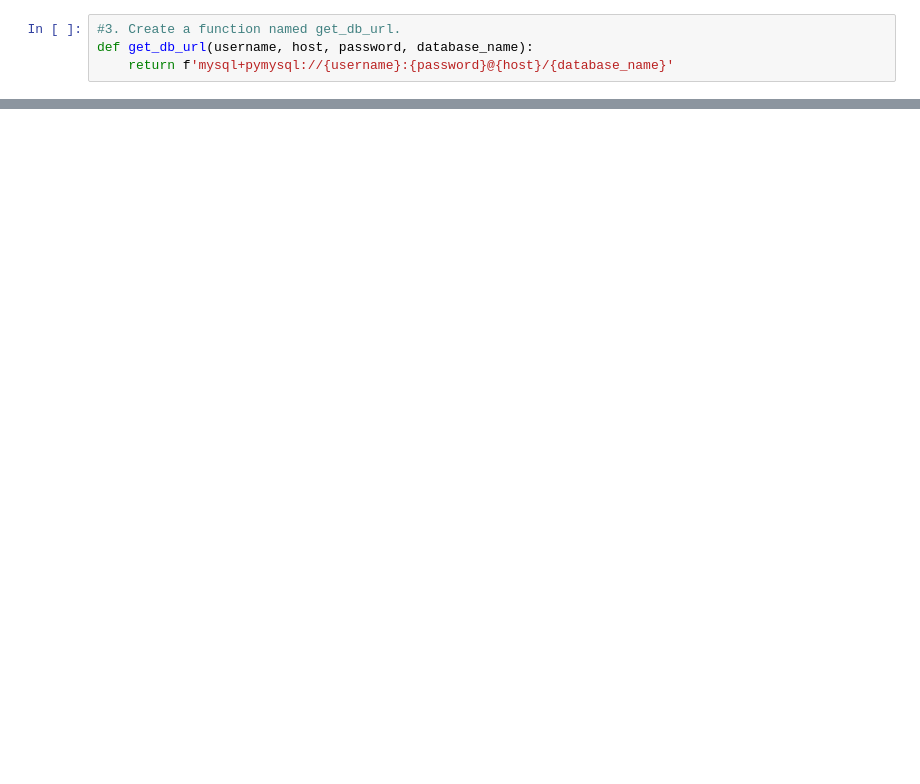
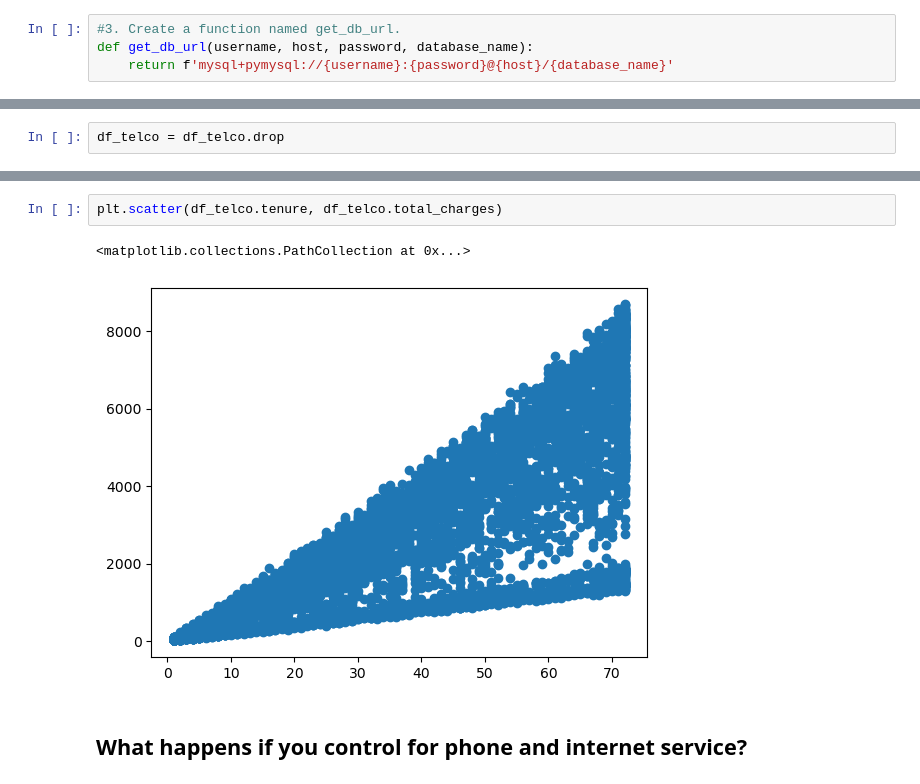
Before and after one commit to angel-quintana/statistics-exercises, a Jupyter notebook: hypothesis_testing.ipynb, the cells around one changed output, grey strips where cells are left out. Cells and saved outputs as stored; diff of their text form; blank space fills up the shorter version.

```diff
--- a/hypothesis_testing.ipynb
+++ b/hypothesis_testing.ipynb
@@ -156,0 +347,2 @@ ModuleNotFoundError: No module named 'env'
+# %%
+df_telco = df_telco.drop
@@ -156,0 +361,7 @@ ModuleNotFoundError: No module named 'env'
+# %%
+plt.scatter(df_telco.tenure, df_telco.total_charges)
+# %% [output]
+<matplotlib.collections.PathCollection at 0x...>
+[figure, added]
+# %% [markdown]
+## What happens if you control for phone and internet service?
```
Also changed, not shown: parts of 87 cells of this notebook, 4 other files.
